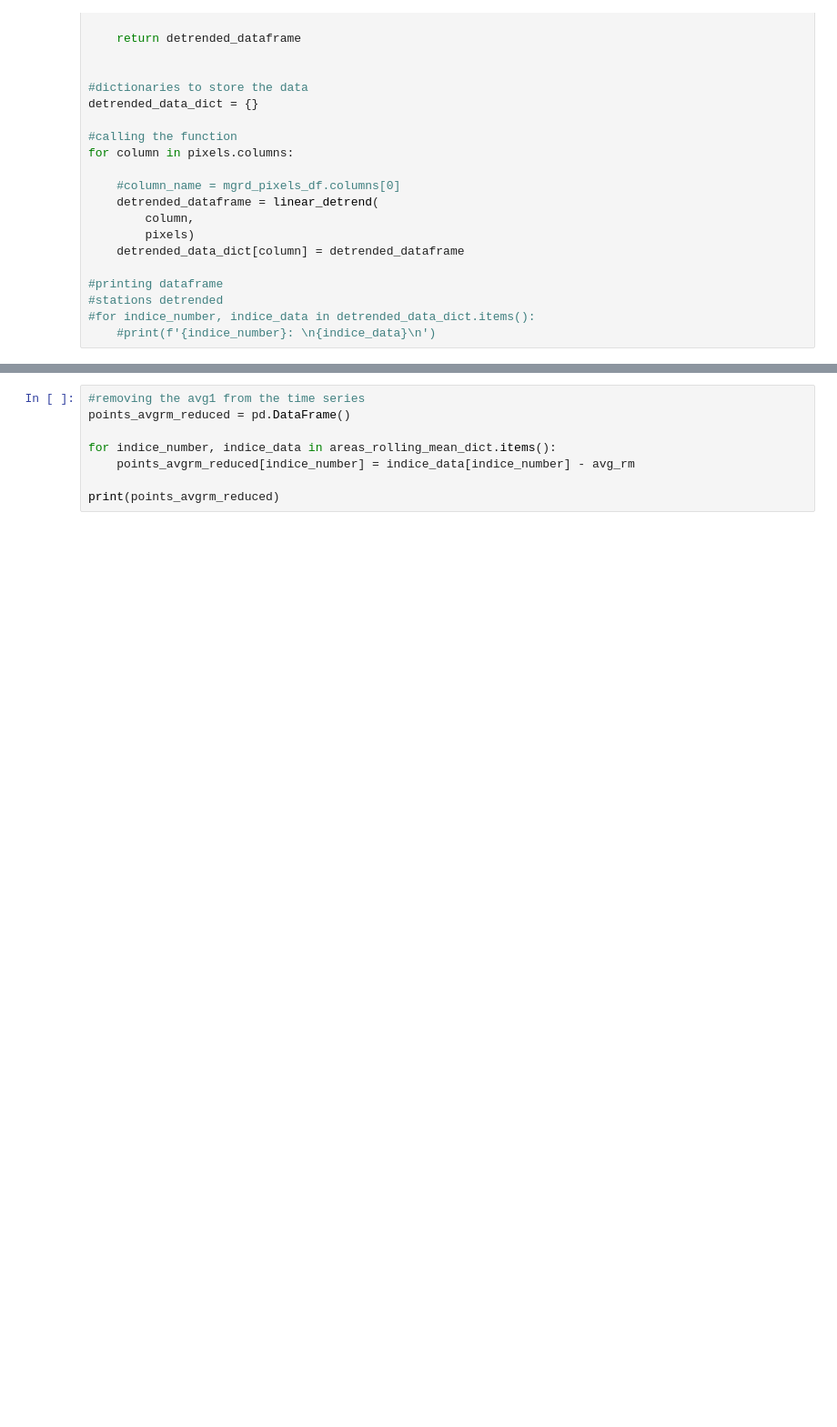
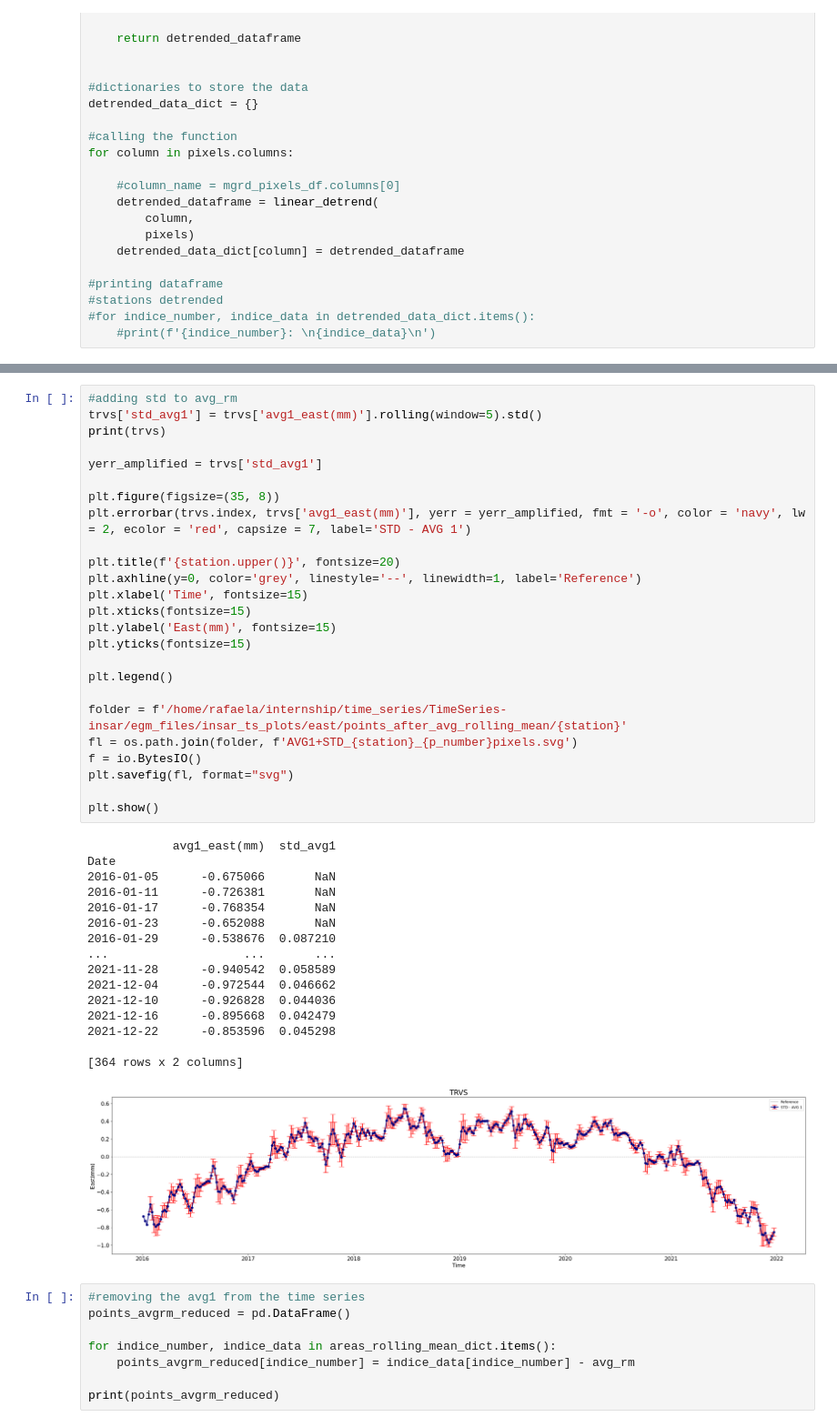
Before and after one commit to Rafaelaboliver/TimeSeries-insar, a Jupyter notebook: Untitled2.ipynb, the cells around one changed output, grey strips where cells are left out. Shown at 91% size. Drawn from its saved outputs; the diff is of its cells as text; blank space fills up the shorter version.

```diff
--- a/Untitled2.ipynb
+++ b/Untitled2.ipynb
@@ -281,3 +324,45 @@ plt.show()
+# %%
+#adding std to avg_rm
+trvs['std_avg1'] = trvs['avg1_east(mm)'].rolling(window=5).std()
+print(trvs)
+
+yerr_amplified = trvs['std_avg1']
+
+plt.figure(figsize=(35, 8))
+plt.errorbar(trvs.index, trvs['avg1_east(mm)'], yerr = yerr_amplified, fmt = '-o', color = 'navy', lw = 2, ecolor = 'red', capsize = 7, label='STD - AVG 1')
+
+plt.title(f'{station.upper()}', fontsize=20)
+plt.axhline(y=0, color='grey', linestyle='--', linewidth=1, label='Reference')
+plt.xlabel('Time', fontsize=15)
+plt.xticks(fontsize=15)
+plt.ylabel('East(mm)', fontsize=15)
+plt.yticks(fontsize=15)
+
+plt.legend()
+
+folder = f'/home/rafaela/internship/time_series/TimeSeries-insar/egm_files/insar_ts_plots/east/points_after_avg_rolling_mean/{station}'
+fl = os.path.join(folder, f'AVG1+STD_{station}_{p_number}pixels.svg')
+f = io.BytesIO()
+plt.savefig(fl, format="svg")
+
+plt.show()
+# %% [output]
+            avg1_east(mm)  std_avg1
+Date
+2016-01-05      -0.675066       NaN
+2016-01-11      -0.726381       NaN
+2016-01-17      -0.768354       NaN
+2016-01-23      -0.652088       NaN
+2016-01-29      -0.538676  0.087210
+...                   ...       ...
+2021-11-28      -0.940542  0.058589
+2021-12-04      -0.972544  0.046662
+2021-12-10      -0.926828  0.044036
+2021-12-16      -0.895668  0.042479
+2021-12-22      -0.853596  0.045298
+
+[364 rows x 2 columns]
+[figure, added]
 # %%
 #removing the avg1 from the time series
 points_avgrm_reduced = pd.DataFrame()
```
Also changed, not shown: parts of 33 cells of this notebook, 7 other files.
